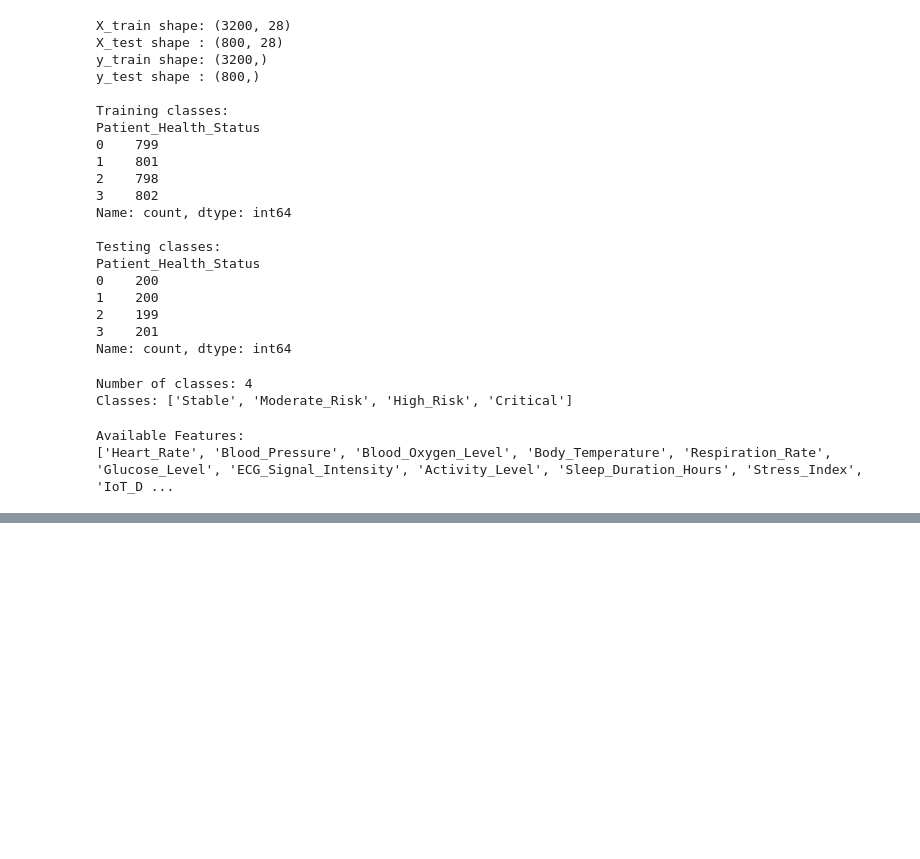
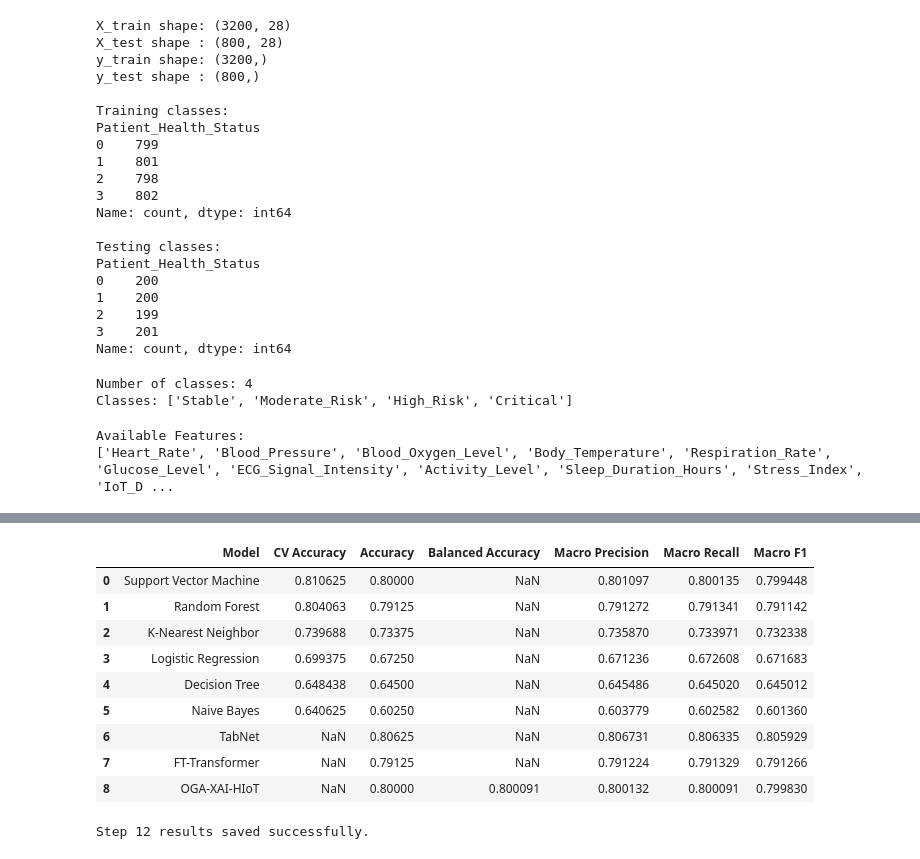
Before and after one commit to Sia0412/Flask-Mega, a Jupyter notebook: IOT_ecosystem.ipynb, the cells around one changed output, grey strips where cells are left out. Drawn from its saved outputs; the diff is of its cells as text; code cells hidden in the pictures; blank space fills up the shorter version.

```diff
--- a/IOT_ecosystem.ipynb
+++ b/IOT_ecosystem.ipynb
@@ -3285,0 +4860,65 @@ Unassigned features:
+# %%
+results_df_cleaned = results_df.rename(columns={
+    "Test Accuracy": "Accuracy",
+    "Precision": "Macro Precision",
+    "Recall": "Macro Recall",
+    "F1 Score": "Macro F1"
+})
+results_df_cleaned["Balanced Accuracy"] = np.nan
+
+advanced_results_cleaned = advanced_results.copy()
+advanced_results_cleaned["CV Accuracy"] = np.nan
+advanced_results_cleaned["Balanced Accuracy"] = np.nan
+
+final_comparison = pd.concat(
+    [
+        results_df_cleaned,
+        advanced_results_cleaned,
+        proposed_result
+    ],
+    ignore_index=True
+)
+
+# Reorder columns for better readability
+final_comparison = final_comparison[[
+    "Model",
+    "CV Accuracy",
+    "Accuracy",
+    "Balanced Accuracy",
+    "Macro Precision",
+    "Macro Recall",
+    "Macro F1"
+]]
+
+display(
+    final_comparison
+)
+# %% [output]
+|  | Model | CV Accuracy | Accuracy | Balanced Accuracy | Macro Precision | Macro Recall | Macro F1 |
+| 0 | Support Vector Machine | 0.810625 | 0.80000 | NaN | 0.801097 | 0.800135 | 0.799448 |
+| 1 | Random Forest | 0.804063 | 0.79125 | NaN | 0.791272 | 0.791341 | 0.791142 |
+| 2 | K-Nearest Neighbor | 0.739688 | 0.73375 | NaN | 0.735870 | 0.733971 | 0.732338 |
+| 3 | Logistic Regression | 0.699375 | 0.67250 | NaN | 0.671236 | 0.672608 | 0.671683 |
+| 4 | Decision Tree | 0.648438 | 0.64500 | NaN | 0.645486 | 0.645020 | 0.645012 |
+| 5 | Naive Bayes | 0.640625 | 0.60250 | NaN | 0.603779 | 0.602582 | 0.601360 |
+| 6 | TabNet | NaN | 0.80625 | NaN | 0.806731 | 0.806335 | 0.805929 |
+| 7 | FT-Transformer | NaN | 0.79125 | NaN | 0.791224 | 0.791329 | 0.791266 |
+| 8 | OGA-XAI-HIoT | NaN | 0.80000 | 0.800091 | 0.800132 | 0.800091 | 0.799830 |
+# %%
+
+final_comparison.to_csv(
+
+    "Step12_OGA_XAI_HIoT_Results.csv",
+
+    index=False
+
+)
+
+
+print(
+
+    "Step 12 results saved successfully."
+
+)
+# %% [output]
+Step 12 results saved successfully.
```
Also changed, not shown: parts of 31 cells of this notebook.
